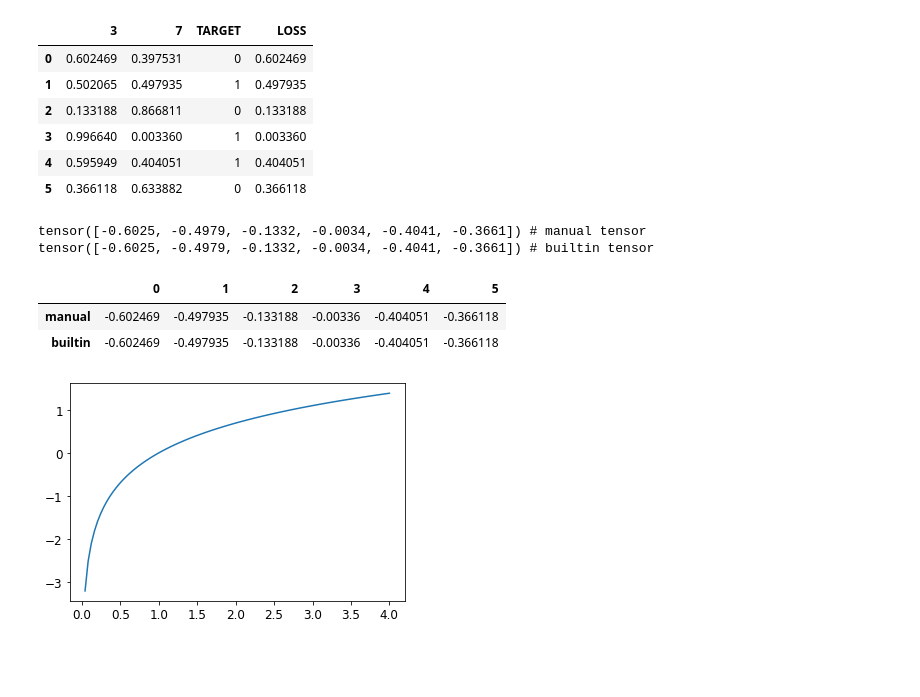
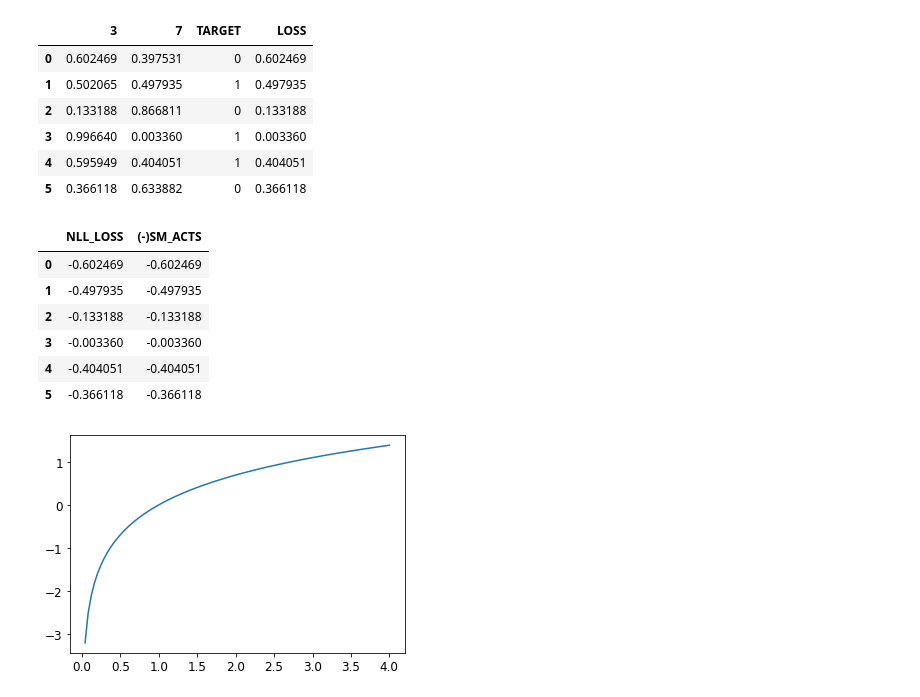
Before and after one commit to miketon/JupyterJeep, a Jupyter notebook: fastai_exercises/fast-ai-chapter05-image-classification.ipynb, the cells around one changed output. Cells and saved outputs as stored; diff of their text form; code cells hidden in the pictures; blank space fills up the shorter version.

Commit message:
Chapter 5 inline instead of append data for table

```diff
--- a/fastai_exercises/fast-ai-chapter05-image-classification.ipynb
+++ b/fastai_exercises/fast-ai-chapter05-image-classification.ipynb
@@ -455,13 +459,14 @@ idx = range(6)
 # This works for binary/2-catagories (3,7) but scales to N categories (0-9)
 loss = sm_acts[idx, targ]
 
-# @audit 🖶 : Verify that our loss and target are correct
 data = []
 for i in range(len(sm_acts)):
-    row = sm_acts[i].tolist()
-    row.append(targ[i].tolist())
-    row.append(loss[i].tolist())
-    data.append(row)
+    data.append([
+        sm_acts[i][0].tolist(), #3
+        sm_acts[i][1].tolist(), #7
+        targ[i].tolist(),
+        loss[i].tolist()
+    ])
 
 # sm_acts[idx, targ] visualized as a table, we can see that :
 # - the LOSS column is the result of using `idx`` and `targ`` to lookup `sm_acts`
@@ -473,6 +478,7 @@ for i in range(len(sm_acts)):
 # - No need to worry about the other columns because SOFTMAX reduces the other
 #   labels (by amplifying the ONE correct labael)
 # - SOFTMAX by definition ensure that each `targ` tensor sums up to 1.0f
+# @audit 🖶 : Verify that our loss and target are correct
 pd.DataFrame(data, columns=['3', '7', 'TARGET', 'LOSS'])
 # %% [output]
 |  | 3 | 7 | TARGET | LOSS |
@@ -485,30 +491,39 @@ pd.DataFrame(data, columns=['3', '7', 'TARGET', 'LOSS'])
 # %%
 from fastai.vision.data import F
 
 # @note 🧠 : nll_loss (negative LOG LIKELIHOOD loss) is the built-in pytorch
 # nll stands for :
 # - NEGATIVE
 # - LOG
 # - LIKELIHOOD
 # function EQUIVALENT to our manual loss calculation above : sm_acts[idx, targ]
 # @note ⚠️ : DESPITE having LOG in the name, this Pytorch function does NOT
 # apply the LOG lol
-builtin_tensor = F.nll_loss(sm_acts, targ, reduction='none')
+nll_loss_tensor = F.nll_loss(sm_acts, targ, reduction='none')
 
-# nll_loss applies the log afterwards, so the output values will be negative
-manual_tensor = -sm_acts[idx, targ]
-print(f'{manual_tensor} # manual tensor \n{builtin_tensor} # builtin tensor')
+# @audit-ok 🔎 : Explain how nll_loss applies the log afterwards, so the output
+# values will be negative
+sm_acts_tensor = -sm_acts[idx, targ]
 
 data = []
-data.append(manual_tensor.tolist())
-data.append(builtin_tensor.tolist())
-pd.DataFrame(data, columns=['0', '1', '2', '3', '4', '5'], index=['manual', 'builtin'])
+for i in range(len(builtin_tensor)):
+    # @audit : Is there a way to transpose the nll_loss and sm_acts tensors
+    # instead of rebuilding the table one row at a time?
+    row = [
+        nll_loss_tensor[i].tolist(),
+        sm_acts_tensor[i].tolist()
+    ]
+    data.append(row)
+# @audit 🖶 : Verify that our manual and builtin loss calculations are the same
+pd.DataFrame(data, columns=['NLL_LOSS', '(-)SM_ACTS'])
 # %% [output]
-tensor([-0.6025, -0.4979, -0.1332, -0.0034, -0.4041, -0.3661]) # manual tensor
-tensor([-0.6025, -0.4979, -0.1332, -0.0034, -0.4041, -0.3661]) # builtin tensor
-|  | 0 | 1 | 2 | 3 | 4 | 5 |
-| manual | -0.602469 | -0.497935 | -0.133188 | -0.00336 | -0.404051 | -0.366118 |
-| builtin | -0.602469 | -0.497935 | -0.133188 | -0.00336 | -0.404051 | -0.366118 |
+|  | NLL_LOSS | (-)SM_ACTS |
+| 0 | -0.602469 | -0.602469 |
+| 1 | -0.497935 | -0.497935 |
+| 2 | -0.133188 | -0.133188 |
+| 3 | -0.003360 | -0.003360 |
+| 4 | -0.404051 | -0.404051 |
+| 5 | -0.366118 | -0.366118 |
 # %%
 plot_function(torch.log, min=0, max=4)
 # %% [output]
```
Also changed, not shown: parts of 2 cells of this notebook.
